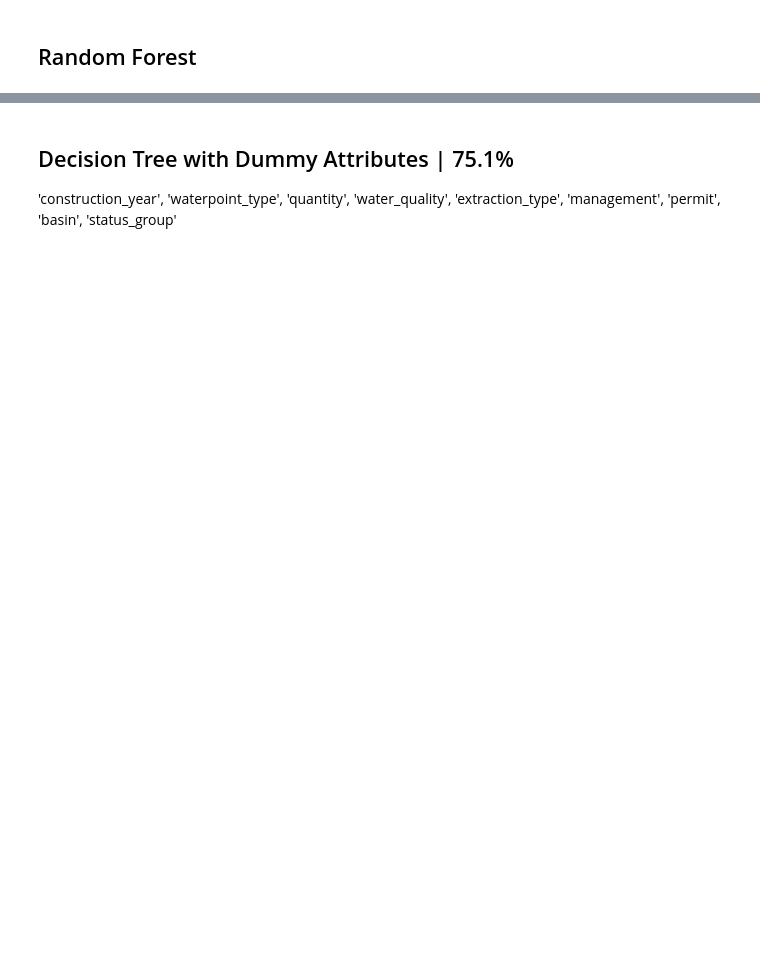
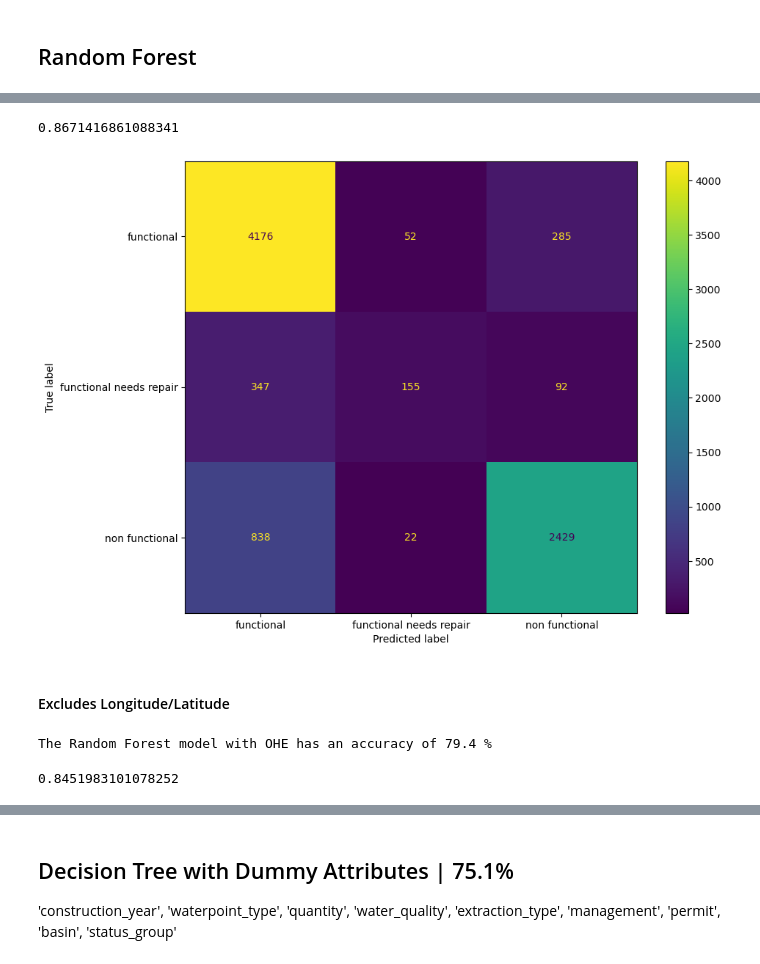
Before and after one commit to anniezhengaz/Phase3Projecct-Tanzanian_Water_Wells, a Jupyter notebook: complex_model_progression-Annie.ipynb, the cells around one changed output, grey strips where cells are left out. Drawn from its saved outputs; the diff is of its cells as text; code cells hidden in the pictures; blank space fills up the shorter version.

```diff
--- a/complex_model_progression-Annie.ipynb
+++ b/complex_model_progression-Annie.ipynb
@@ -341,0 +403,43 @@ plt.show()
+# %%
+#Random Forest accuracy score for training
+forest.score(X_train, y_train)
+# %% [output]
+0.8671416861088341
+# %%
+cm_plot = ConfusionMatrixDisplay(confusion_matrix(y_test, y_pred, labels=forest.classes_), display_labels=forest.classes_)
+fig, ax = plt.subplots(figsize=(10,8))
+cm_plot.plot(ax=ax)
+plt.show()
+# %% [output]
+[figure, added]
+# %% [markdown]
+#### Excludes Longitude/Latitude
+# %%
+top20_df_nolatlong = data_onehot[['quantity_dry','construction_year', 'gps_height','waterpoint_type_other', 'population',
+                        'quantity_enough', 'extraction_type_other', 'amount_tsh', 'district_code',
+                        'payment_type_never pay', 'region_code', 'quantity_insufficient', 'waterpoint_type_hand pump',
+                        'waterpoint_type_communal standpipe', 'waterpoint_type_communal standpipe multiple',
+                        'management_vwc', 'extraction_type_gravity', 'extraction_type_nira/tanira',
+                        'permit','source_type_shallow well', 'status_group']]
+
+X = top20_df_nolatlong.drop('status_group', axis=1)
+y = top20_df_nolatlong['status_group']
+
+X_train, X_test, y_train, y_test = train_test_split(X, y, random_state=1, test_size=0.15)
+
+forest = RandomForestClassifier(random_state=1, max_depth=15, n_estimators=50)
+
+forest.fit(X_train, y_train)
+
+y_pred = forest.predict(X_test)
+
+acc_dt_dummies = accuracy_score(y_test, y_pred)
+
+print('The Random Forest model with OHE has an accuracy of', round(acc_dt_dummies, 3)*100, '%')
+# %% [output]
+The Random Forest model with OHE has an accuracy of 79.4 %
+# %%
+#Random Forest accuracy score for training
+forest.score(X_train, y_train)
+# %% [output]
+0.8451983101078252
```
Also changed, not shown: parts of 28 cells of this notebook.
